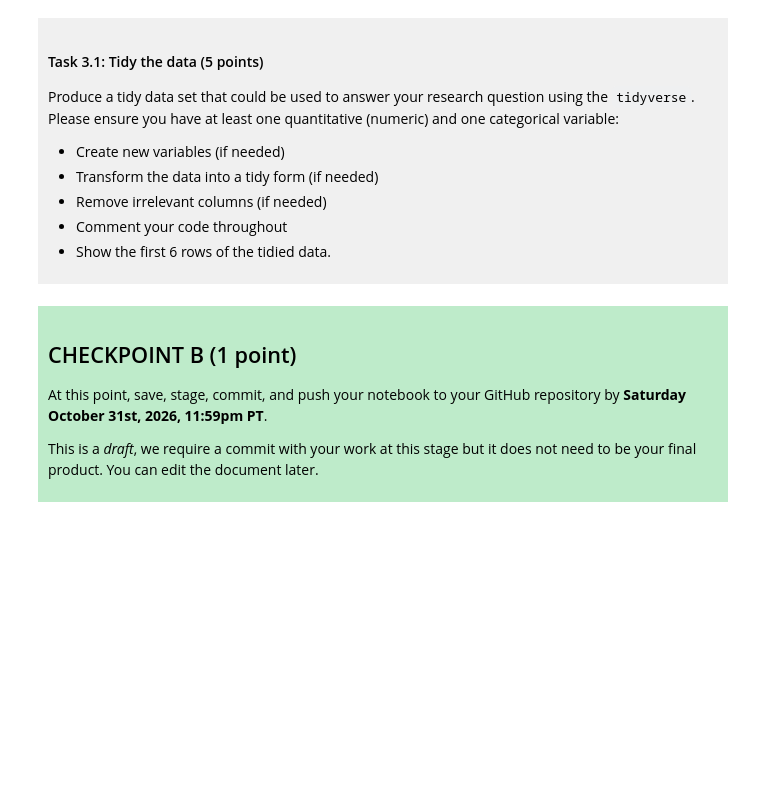
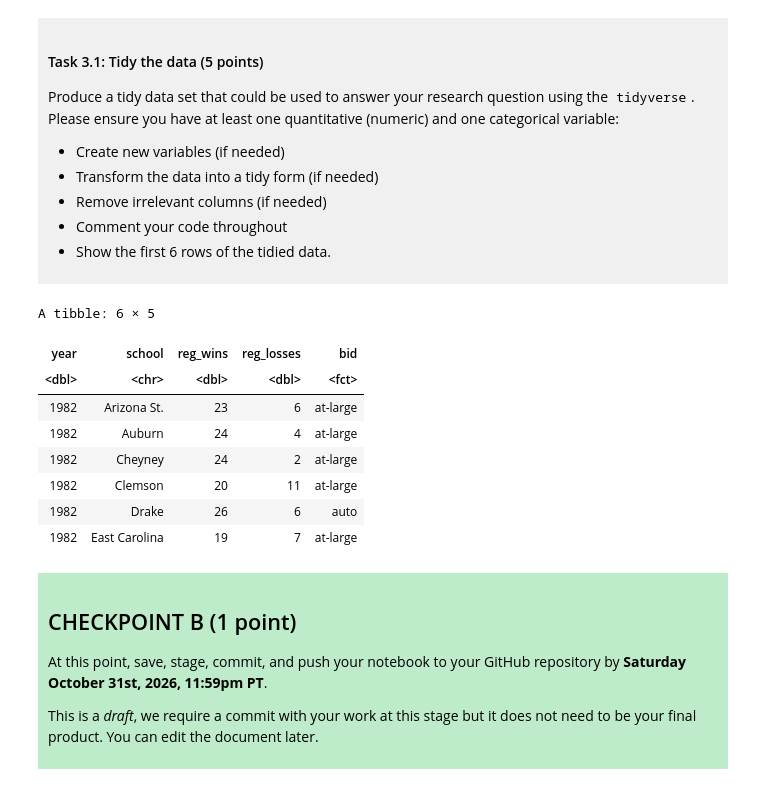
Before and after one commit to Qian-957/dsci-100-project-neil-qian, a Jupyter notebook: dsci-100-project-notebook.ipynb, the cells around one changed output. Saved outputs shown, nothing was run; the diff lists cells and outputs as text; code cells hidden in the pictures; blank space fills up the shorter version.

```diff
--- a/dsci-100-project-notebook.ipynb
+++ b/dsci-100-project-notebook.ipynb
@@ -189,7 +210,21 @@ Produce a tidy data set that could be used to answer your research question usin
 
 </div>
 # %%
-### EDIT THIS CODE CELL ###
+data_select <- select(data, year, school, reg_wins, reg_losses, bid)|> #keeping only the columns we need for the question
+mutate(bid = as.factor(bid))|> #turning the bid to a categorical variable
+drop_na() #removing the rows with the missing values
+
+head(data_select,6) #showing the first 6 rows of the tidy data
+# %% [output]
+A tibble: 6 × 5
+| year | school | reg_wins | reg_losses | bid |
+| <dbl> | <chr> | <dbl> | <dbl> | <fct> |
+| 1982 | Arizona St. | 23 | 6 | at-large |
+| 1982 | Auburn | 24 | 4 | at-large |
+| 1982 | Cheyney | 24 | 2 | at-large |
+| 1982 | Clemson | 20 | 11 | at-large |
+| 1982 | Drake | 26 | 6 | auto |
+| 1982 | East Carolina | 19 | 7 | at-large |
 # %% [markdown]
 <div style="background-color: #beebca; padding: 10px;">
 
```
Also changed, not shown: parts of 3 cells of this notebook.
